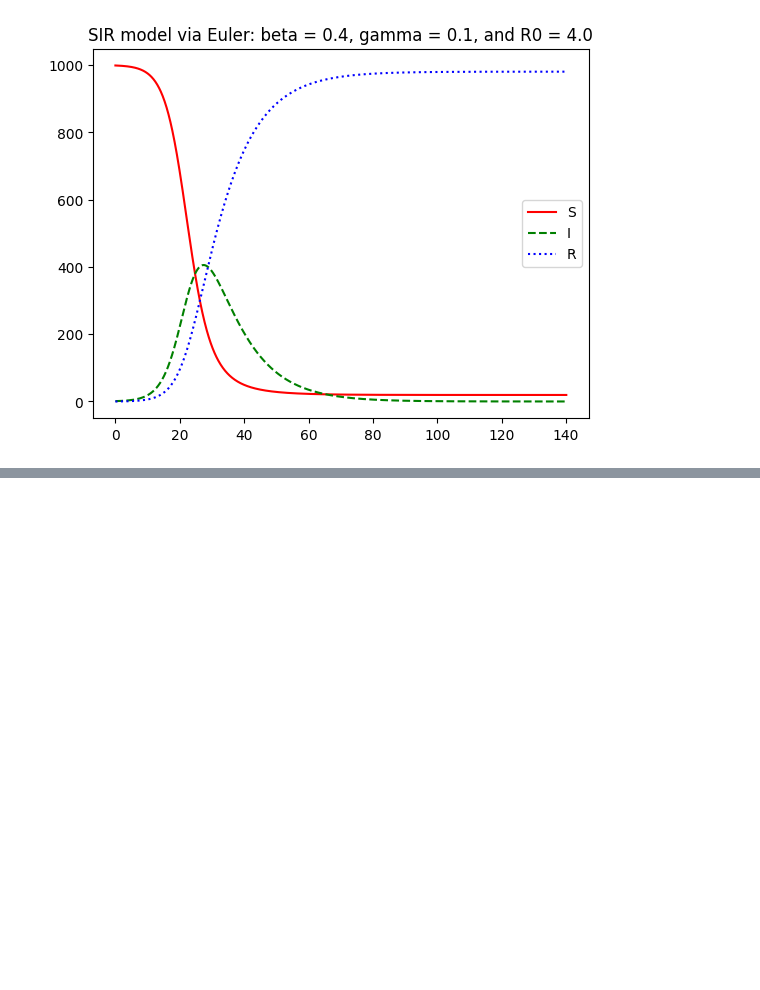
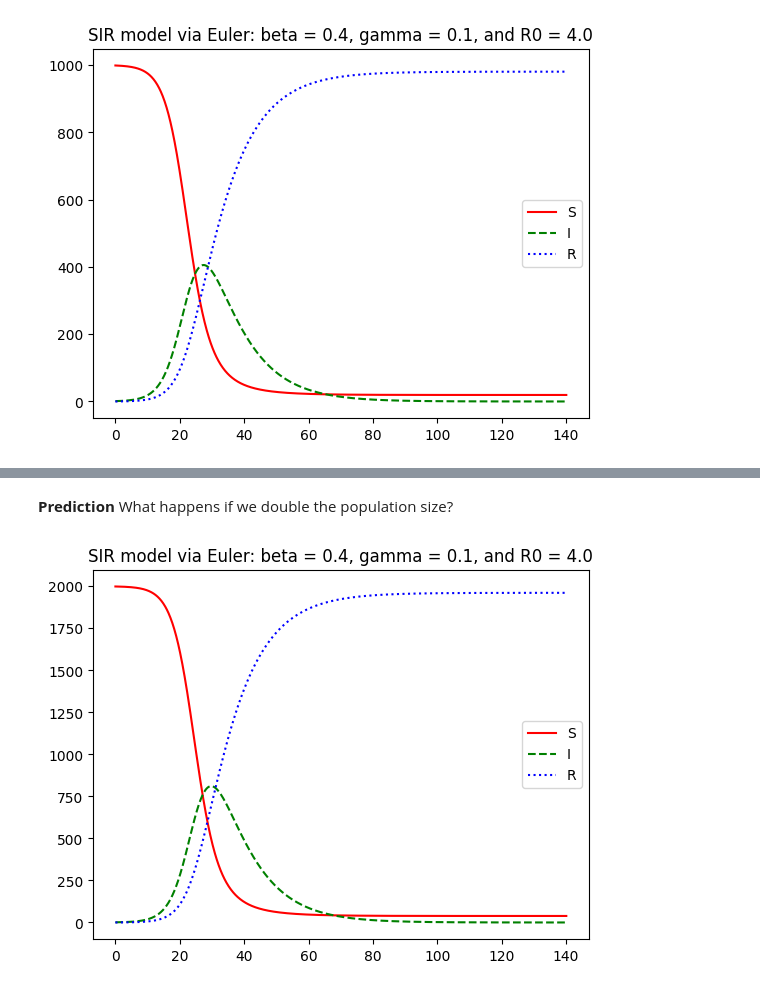
Before and after one commit to MichaelAGoodrich/cs575-homework-1-fall-2025, a Jupyter notebook: src/in_class_exercises/SIR_practice.ipynb, the cells around one changed output, grey strips where cells are left out. Cells and saved outputs as stored; diff of their text form; code cells hidden in the pictures; blank space fills up the shorter version.

```diff
--- a/src/in_class_exercises/SIR_practice.ipynb
+++ b/src/in_class_exercises/SIR_practice.ipynb
@@ -89,0 +201,24 @@ run_and_plot()
+# %% [markdown]
+**Prediction** What happens if we double the population size?
+# %%
+m = 1   # Always meet someone
+p = 0.4 # Infectious person transmits to susceptible person if they meet
+gamma = 0.1 # Rate of recovery
+N = 2000
+s0 = N-1
+i0 = 1
+r0 = 0
+dt = 0.1
+duration = 140
+doubled_simulation: SIR_simulation = SIR_simulation(m,
+                                        p,
+                                        gamma,
+                                        dt,
+                                        duration,
+                                        s0,
+                                        i0,
+                                        r0)
+doubled_simulation.run_simulation()
+doubled_simulation.show_plot()
+# %% [output]
+[figure, added]
```
Also changed, not shown: parts of 11 cells of this notebook, 2 other files.
